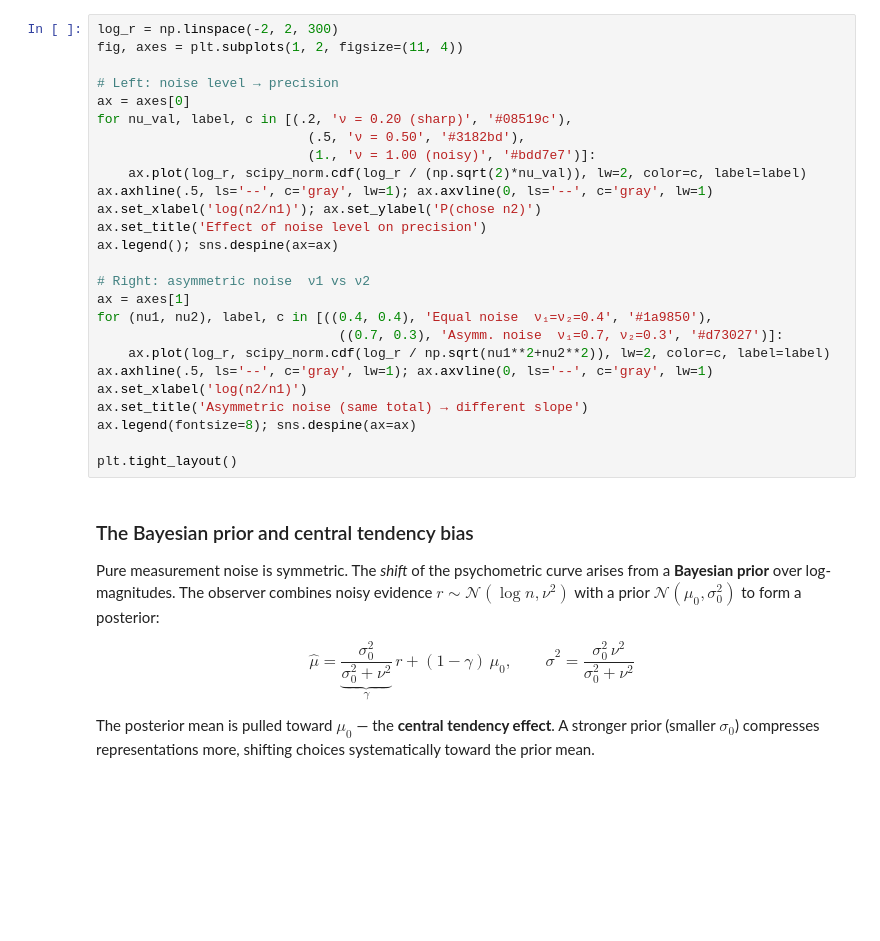
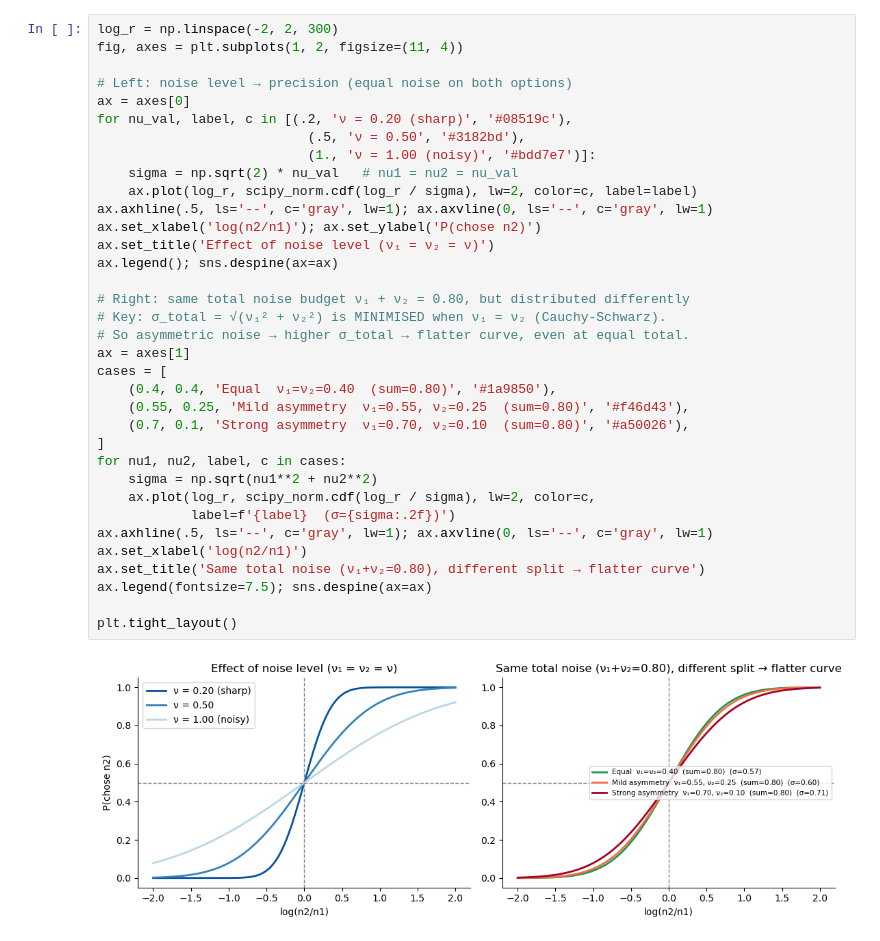
Before and after one commit to ruffgroup/bauer, a Jupyter notebook: docs/tutorial/lesson1.ipynb, the cells around one changed output. Drawn from its saved outputs; the diff is of its cells as text; blank space fills up the shorter version.

```diff
--- a/docs/tutorial/lesson1.ipynb
+++ b/docs/tutorial/lesson1.ipynb
@@ -76,41 +137,37 @@ shift arises from the Bayesian prior, shown next.
 # %%
 log_r = np.linspace(-2, 2, 300)
 fig, axes = plt.subplots(1, 2, figsize=(11, 4))
 
-# Left: noise level → precision
+# Left: noise level → precision (equal noise on both options)
 ax = axes[0]
 for nu_val, label, c in [(.2, 'ν = 0.20 (sharp)', '#08519c'),
                            (.5, 'ν = 0.50', '#3182bd'),
                            (1., 'ν = 1.00 (noisy)', '#bdd7e7')]:
-    ax.plot(log_r, scipy_norm.cdf(log_r / (np.sqrt(2)*nu_val)), lw=2, color=c, label=label)
+    sigma = np.sqrt(2) * nu_val   # nu1 = nu2 = nu_val
+    ax.plot(log_r, scipy_norm.cdf(log_r / sigma), lw=2, color=c, label=label)
 ax.axhline(.5, ls='--', c='gray', lw=1); ax.axvline(0, ls='--', c='gray', lw=1)
 ax.set_xlabel('log(n2/n1)'); ax.set_ylabel('P(chose n2)')
-ax.set_title('Effect of noise level on precision')
+ax.set_title('Effect of noise level (ν₁ = ν₂ = ν)')
 ax.legend(); sns.despine(ax=ax)
 
-# Right: asymmetric noise  ν1 vs ν2
+# Right: same total noise budget ν₁ + ν₂ = 0.80, but distributed differently
+# Key: σ_total = √(ν₁² + ν₂²) is MINIMISED when ν₁ = ν₂ (Cauchy-Schwarz).
+# So asymmetric noise → higher σ_total → flatter curve, even at equal total.
 ax = axes[1]
-for (nu1, nu2), label, c in [((0.4, 0.4), 'Equal noise  ν₁=ν₂=0.4', '#1a9850'),
-                               ((0.7, 0.3), 'Asymm. noise  ν₁=0.7, ν₂=0.3', '#d73027')]:
-    ax.plot(log_r, scipy_norm.cdf(log_r / np.sqrt(nu1**2+nu2**2)), lw=2, color=c, label=label)
+cases = [
+    (0.4, 0.4, 'Equal  ν₁=ν₂=0.40  (sum=0.80)', '#1a9850'),
+    (0.55, 0.25, 'Mild asymmetry  ν₁=0.55, ν₂=0.25  (sum=0.80)', '#f46d43'),
+    (0.7, 0.1, 'Strong asymmetry  ν₁=0.70, ν₂=0.10  (sum=0.80)', '#a50026'),
+]
+for nu1, nu2, label, c in cases:
+    sigma = np.sqrt(nu1**2 + nu2**2)
+    ax.plot(log_r, scipy_norm.cdf(log_r / sigma), lw=2, color=c,
+            label=f'{label}  (σ={sigma:.2f})')
 ax.axhline(.5, ls='--', c='gray', lw=1); ax.axvline(0, ls='--', c='gray', lw=1)
 ax.set_xlabel('log(n2/n1)')
-ax.set_title('Asymmetric noise (same total) → different slope')
-ax.legend(fontsize=8); sns.despine(ax=ax)
+ax.set_title('Same total noise (ν₁+ν₂=0.80), different split → flatter curve')
+ax.legend(fontsize=7.5); sns.despine(ax=ax)
 
 plt.tight_layout()
+# %% [output]
+[figure, added]
-# %% [markdown]
-### The Bayesian prior and central tendency bias
-
-Pure measurement noise is symmetric.  The *shift* of the psychometric curve arises
-from a **Bayesian prior** over log-magnitudes.  The observer combines noisy evidence
-$r \sim \mathcal{N}(\log n, \nu^2)$ with a prior $\mathcal{N}(\mu_0, \sigma_0^2)$ to
-form a posterior:
-
-$$\hat\mu = \underbrace{\frac{\sigma_0^2}{\sigma_0^2 + \nu^2}}_{\gamma}\, r
-           + (1-\gamma)\,\mu_0, \qquad
-\hat\sigma^2 = \frac{\sigma_0^2\,\nu^2}{\sigma_0^2 + \nu^2}$$
-
-The posterior mean is pulled toward $\mu_0$ — the **central tendency effect**.  A
-stronger prior (smaller $\sigma_0$) compresses representations more, shifting choices
-systematically toward the prior mean.
```
Also changed, not shown: parts of 30 cells of this notebook, 5 other files.
